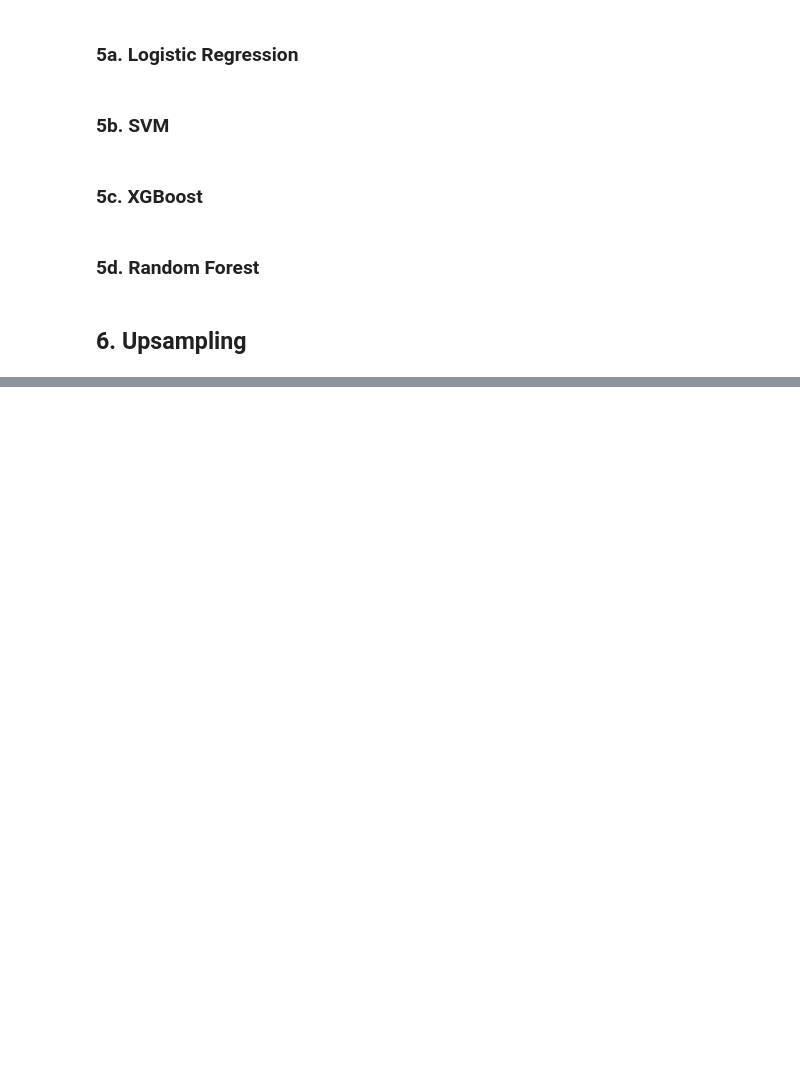
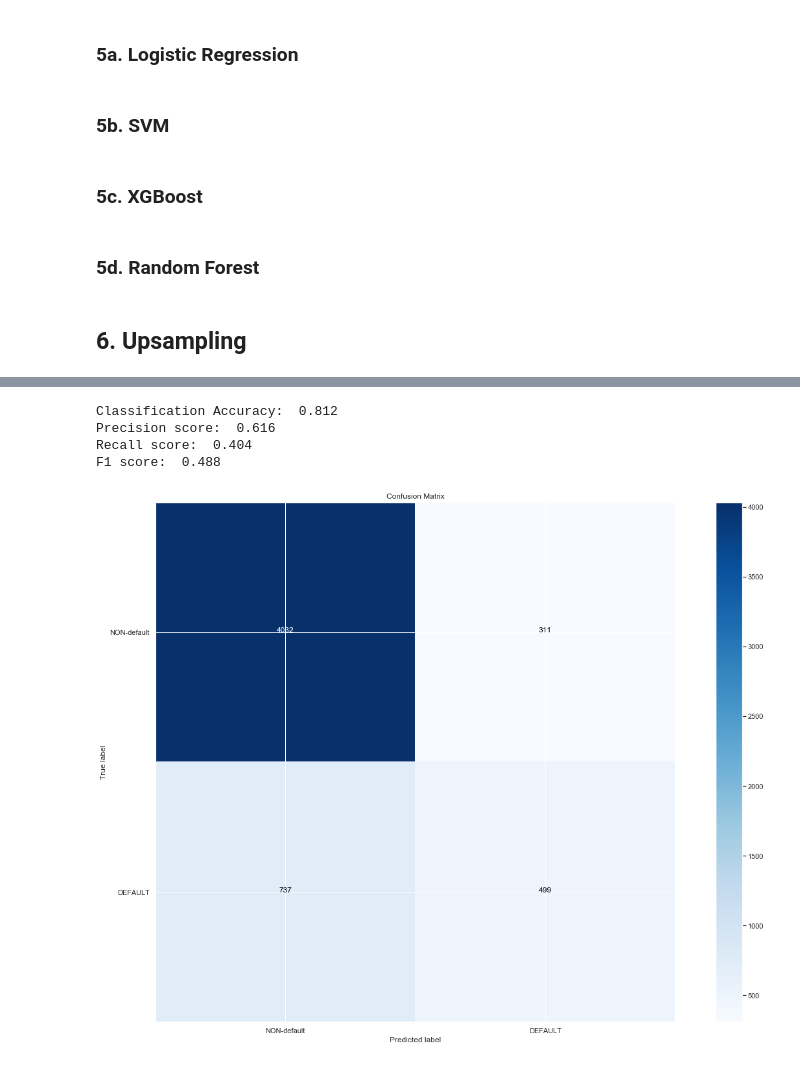
Before and after one commit to jmcneilkeller/Taiwanese_Credit_Card_Defaul, a Jupyter notebook: Taiwan_Repaired.ipynb, the cells around one changed output, grey strips where cells are left out. Cells and saved outputs as stored; diff of their text form; code cells hidden in the pictures; blank space fills up the shorter version.

```diff
--- a/Taiwan_Repaired.ipynb
+++ b/Taiwan_Repaired.ipynb
@@ -998,0 +1026,8 @@ df2.head(100)
+# %%
+svmClass(X_dummy_train_sm,y_dummy_train_sm,X_dummy_test_scaled,y_dummy_test)
+# %% [output]
+Classification Accuracy:  0.812
+Precision score:  0.616
+Recall score:  0.404
+F1 score:  0.488
+[figure, added]
```
Also changed, not shown: parts of 10 cells of this notebook.
